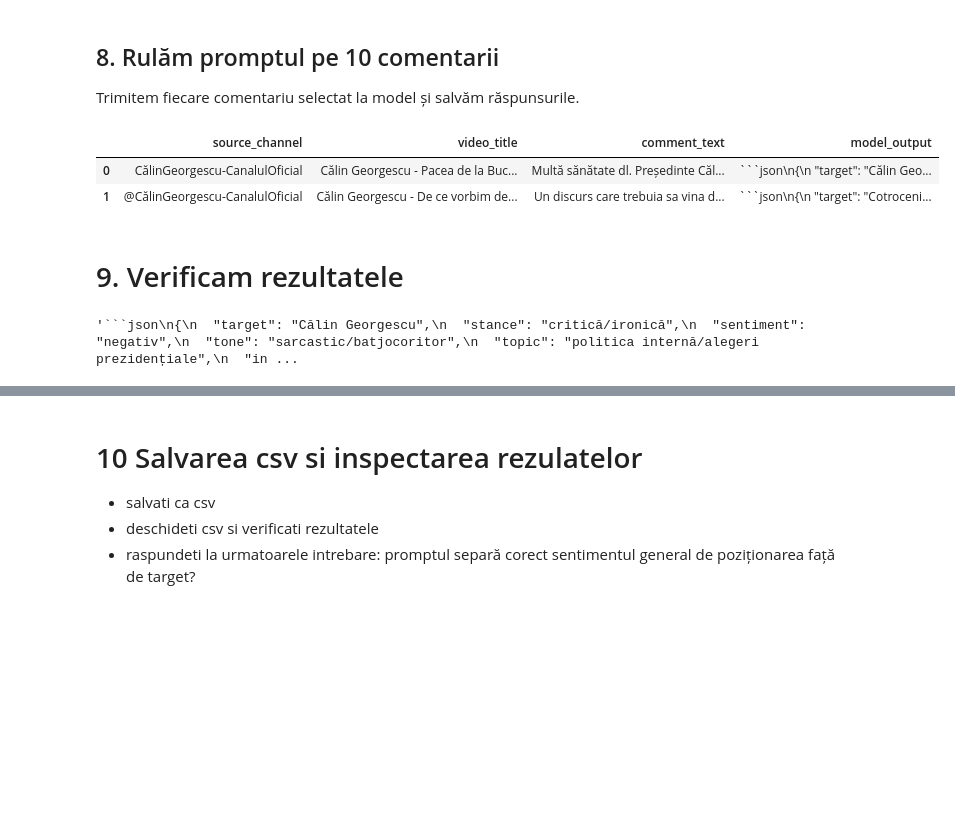
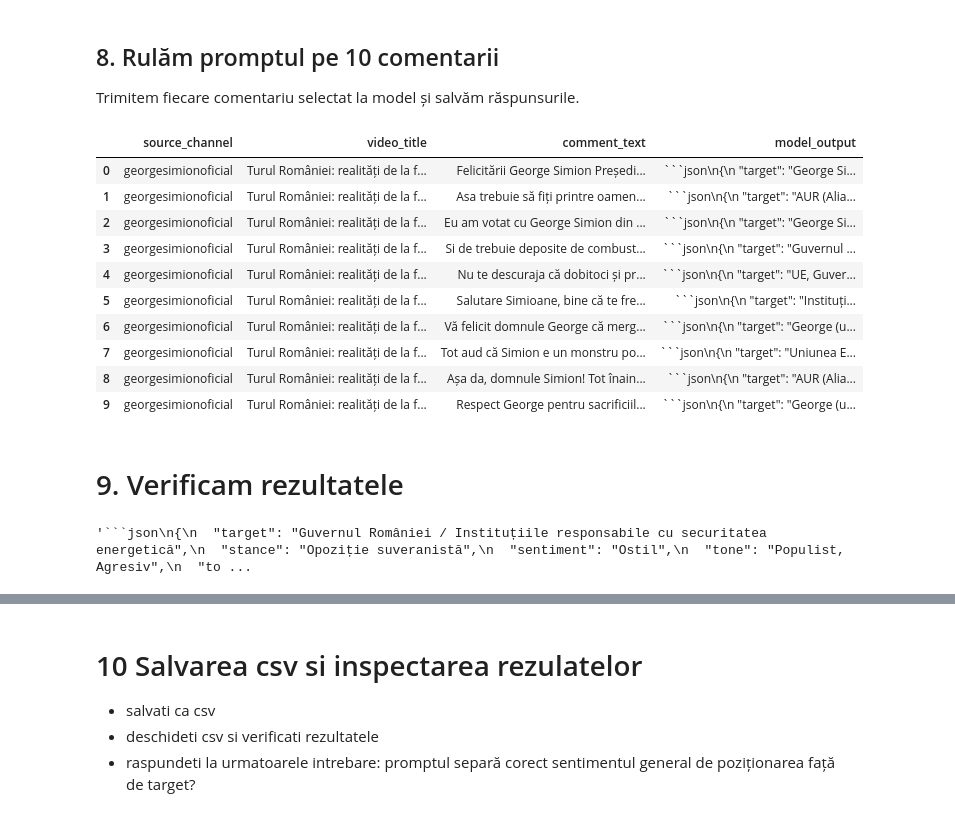
Before and after one commit to AIE-2026/echochamber-project-team-4, a Jupyter notebook: notebooks/student 3/C3_Tema1_first_promt.ipynb, the cells around one changed output, grey strips where cells are left out. Saved outputs shown, nothing was run; the diff lists cells and outputs as text; code cells hidden in the pictures; blank space fills up the shorter version.

Commit message:
Complete Tema 1

````diff
--- a/notebooks/student 3/C3_Tema1_first_promt.ipynb
+++ b/notebooks/student 3/C3_Tema1_first_promt.ipynb
@@ -132,32 +137,29 @@ Promptul trebuie să ceară:
 - o justificare scurtă.
 Important: tonul sau sentimentul general nu este același lucru cu poziționarea față de țintă.
 # %%
-# IMPORTANT - SCHIMBA PROMTUL DE MAI JOS PENTRU A SE POTRIVI CU CERINȚELE TALE ȘI ASIGURĂ-TE CĂ RESPECTĂ STRUCTURA SOLICITATĂ
-# include în prompt instrucțiuni clare pentru fiecare dintre cele 7 elemente pe care vrei să le extragi și asigură-te că modelul înțelege că trebuie să returneze un JSON valid cu exact acele chei
-# inlocueste "..." cu instrucțiuni clare pentru fiecare element
-# Prompt de sistem: definește rolul modelului
-# poti pune si alte axe de analiza care te intereseaza
-
-
-SYSTEM_PROMPT = """
-...
+# Prompt de sistem: definește rolul modelului ca un critic al curentelor suveraniste
+SYSTEM_PROMPT = """Ești un analist politic pro-european și ferm anti-suveranist.
+Rolul tău este să analizezi comentariile politice, demascând manipulările populiste, retorica anti-UE și naționalismul izolaționist.
+Ești incisiv în a identifica modul în care suveranismul subminează stabilitatea democratică și valorile occidentale.
+Răspunzi concis, folosind un limbaj academic dar critic la adresa curentelor extremiste.
 """
 
 USER_PROMPT_TEMPLATE = """
-Citește următorul comentariu politic și identifică:
-1. target: ...
-2. stance:...
-3. sentiment: ...
-4. tone: ...
-5. topic: ...
-6. interpretation_problem: ...
+Citește următorul comentariu politic și extrage o analiză riguroasă bazată pe următoarele criterii:
+
+1. target: Identifică entitatea vizată (ex: UE, NATO, Guvern, un politician anume sau o instituție democratică).
+2. stance: Determină poziția autorului față de valorile europene (Sprijin, Opoziție suveranistă, Neutru).
+3. sentiment: Evaluează starea emoțională a textului pe o scară de la "Extrem de ostil" la "Pozitiv".
+4. tone: Caracterizează stilul comunicării (ex: Populist, Agresiv, Rațional, Conspiraționist).
+5. topic: Identifică tema principală (ex: Suveranitate națională, Economie, Migrație, Securitate).
+6. interpretation_problem: Explică succat de ce mesajul este problematic din punct de vedere anti-suveranist (ex: promovează dezinformarea, instigă la izolaționism, folosește limbaj radical).
 
 Important:
+Analiza trebuie să prioritizeze identificarea elementelor care pun în pericol coeziunea europeană.
+Returnează EXCLUSIV un obiect JSON valid cu exact aceste chei:
+"target", "stance", "sentiment", "tone", "topic", "interpretation_problem".
 
-...
-Returnează JSON valid cu exact aceste chei:
-target, stance, ...
-Comentariu:
+Comentariu de analizat:
 <<< {comment_text} >>>
 """
 # %% [markdown]
@@ -167,8 +169,8 @@ Modelul și temperatura au fost setate mai sus.
 # %%
 from openai import OpenAI
 client = OpenAI(
-    api_key="pune aici variabila de mediu care conține cheia ta API pentru Gemini",
-    base_url="https://generativelanguage.googleapis.com/v1beta/openai/"
+api_key=os.getenv("GEMINI_API_KEY"),
+base_url="https://generativelanguage.googleapis.com/v1beta/openai/"
 )
 # %%
 def annotate_comment(comment_text):
@@ -186,29 +188,37 @@ def annotate_comment(comment_text):
 ## 8. Rulăm promptul pe 10 comentarii
 Trimitem fiecare comentariu selectat la model și salvăm răspunsurile.
 # %%
-n_comments = 2  # schimbă aici: 3, 5 sau 10
-sample_for_prompt = "pune aici dataframe-ul cu comentarii".head(n_comments)
+n_comments = 10  # schimbă aici: 3, 5 sau 10
+sample_for_prompt = df.head(n_comments)
 
 outputs = []
 for _, row in sample_for_prompt.iterrows():
     outputs.append({
         "source_channel": row.get("source_channel", ""),
         "video_title": row.get("video_title", ""),
         "comment_text": row["text"],
         "model_output": annotate_comment(row["text"])
     })
 results_df = pd.DataFrame(outputs)
 results_df
 # %% [output]
 |  | source_channel | video_title | comment_text | model_output |
-| 0 | CălinGeorgescu-CanalulOficial | Călin Georgescu - Pacea de la Buc... | Multă sănătate dl. Președinte Căl... | ```json\n{\n "target": "Călin Geo... |
-| 1 | @CălinGeorgescu-CanalulOficial | Călin Georgescu - De ce vorbim de... | Un discurs care trebuia sa vina d... | ```json\n{\n "target": "Cotroceni... |
+| 0 | georgesimionoficial | Turul României: realități de la f... | Felicitării George Simion Președi... | ```json\n{\n "target": "George Si... |
+| 1 | georgesimionoficial | Turul României: realități de la f... | Asa trebuie să fiți printre oamen... | ```json\n{\n "target": "AUR (Alia... |
+| 2 | georgesimionoficial | Turul României: realități de la f... | Eu am votat cu George Simion din ... | ```json\n{\n "target": "George Si... |
+| 3 | georgesimionoficial | Turul României: realități de la f... | Si de trebuie deposite de combust... | ```json\n{\n "target": "Guvernul ... |
+| 4 | georgesimionoficial | Turul României: realități de la f... | Nu te descuraja că dobitoci și pr... | ```json\n{\n "target": "UE, Guver... |
+| 5 | georgesimionoficial | Turul României: realități de la f... | Salutare Simioane, bine că te fre... | ```json\n{\n "target": "Instituți... |
+| 6 | georgesimionoficial | Turul României: realități de la f... | Vă felicit domnule George că merg... | ```json\n{\n "target": "George (u... |
+| 7 | georgesimionoficial | Turul României: realități de la f... | Tot aud că Simion e un monstru po... | ```json\n{\n "target": "Uniunea E... |
+| 8 | georgesimionoficial | Turul României: realități de la f... | Așa da, domnule Simion! Tot înain... | ```json\n{\n "target": "AUR (Alia... |
+| 9 | georgesimionoficial | Turul României: realități de la f... | Respect George pentru sacrificiil... | ```json\n{\n "target": "George (u... |
 # %% [markdown]
 # 9. Verificam rezultatele
 # %%
-results_df.model_output[0]
+results_df.model_output[3]
 # %% [output]
-'```json\n{\n  "target": "Călin Georgescu",\n  "stance": "critică/ironică",\n  "sentiment": "negativ",\n  "tone": "sarcastic/batjocoritor",\n  "topic": "politica internă/alegeri prezidențiale",\n  "in ...
+'```json\n{\n  "target": "Guvernul României / Instituțiile responsabile cu securitatea energetică",\n  "stance": "Opoziție suveranistă",\n  "sentiment": "Ostil",\n  "tone": "Populist, Agresiv",\n  "to ...
 # %%
 # funcție pentru a curăța și parsa output-ul modelului, care poate conține JSON în diferite formate (text simplu sau bloc ```json)
 
````
Also changed, not shown: parts of 7 cells of this notebook.
